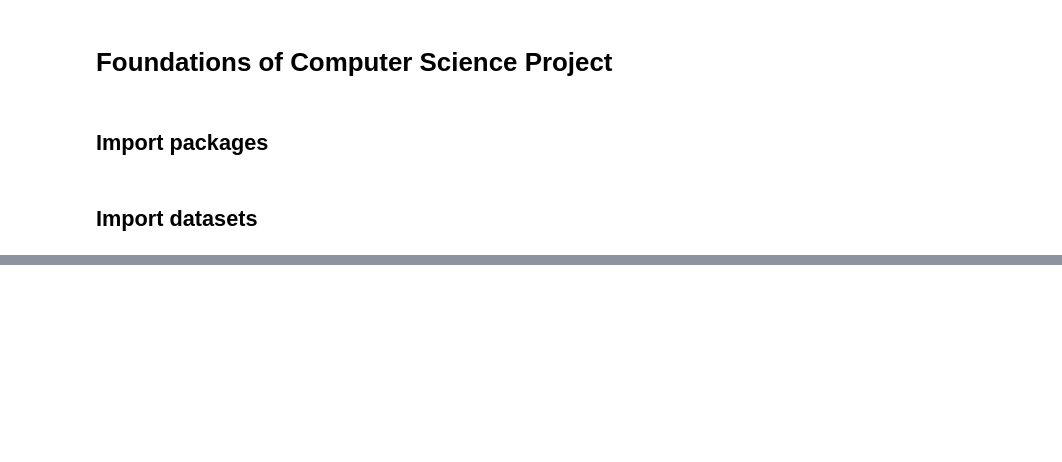
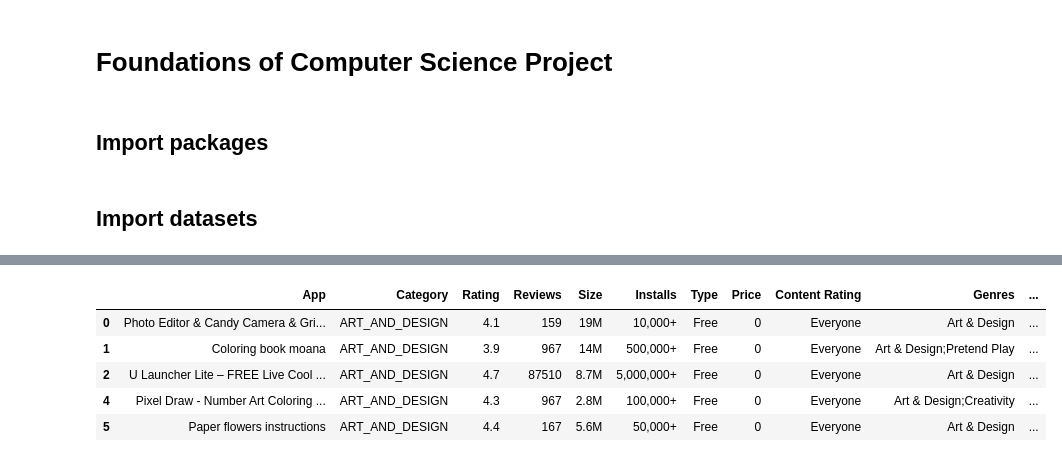
Before and after one commit to faber6911/Foundation-of-Computer-Science-project, a Jupyter notebook: FOCS_Project.ipynb, the cells around one changed output, grey strips where cells are left out. Saved outputs shown, nothing was run; the diff lists cells and outputs as text; code cells hidden in the pictures; blank space fills up the shorter version.

```diff
--- a/FOCS_Project.ipynb
+++ b/FOCS_Project.ipynb
@@ -13,0 +40,18 @@ data_ur = pd.read_csv('googleplaystore_user_reviews.csv')
+# %%
+sizes_to_num_re = re.compile('(?P<amount>\d*\.*\d*)(?P<unit>\w*\+*)') #
+
+def unit_to_mult(unit):
+    if unit == 'G':
+        return 1000000000
+    if unit == 'M':
+        return 1000000 #Identifying the number of bytes into 1 Gb, Mb and Kb
+    if unit == 'k':
+        return 1000
+    return 1
+
+def to_numeric(elem): #Converting the strings into numbers
+    m = sizes_to_num_re.search(elem)
+    unit = m.group('unit')
+    mult = unit_to_mult(unit)
+    amount = float(m.group('amount'))
+    return int(amount * mult)
@@ -14,3 +112,8 @@ data_ur = pd.read_csv('googleplaystore_user_reviews.csv')
+# %%
+data_ps['NumInstalls'] = [re.sub(',', '', number) for number in data_ps['Installs']] #Remove the comma
+# %%
+data_ps['NumInstalls'] = [re.sub('\+*', '', number) for number in data_ps['NumInstalls']] #Remove the plus
+data_ps['NumInstalls'] = data_ps['NumInstalls'].apply(float) #Converting to float
 # %%
 data_ps.head()
 # %% [output]
@@ -22,0 +128,3 @@ data_ps.head()
+# %%
+data_psnan = data_ps.replace('Varies with device', np.nan)
+data_psnan['ExtSize'] = data_ps['ExtSize'].apply(float) #Converting into float
@@ -70,0 +180,10 @@ data_ps.head()
+# %%
+data_nomis = data_psnan.dropna()
+data_nomis.head()
+# %% [output]
+|  | App | Category | Rating | Reviews | Size | Installs | Type | Price | Content Rating | Genres | ... |
+| 0 | Photo Editor & Candy Camera & Gri... | ART_AND_DESIGN | 4.1 | 159 | 19M | 10,000+ | Free | 0 | Everyone | Art & Design | ... |
+| 1 | Coloring book moana | ART_AND_DESIGN | 3.9 | 967 | 14M | 500,000+ | Free | 0 | Everyone | Art & Design;Pretend Play | ... |
+| 2 | U Launcher Lite – FREE Live Cool ... | ART_AND_DESIGN | 4.7 | 87510 | 8.7M | 5,000,000+ | Free | 0 | Everyone | Art & Design | ... |
+| 4 | Pixel Draw - Number Art Coloring ... | ART_AND_DESIGN | 4.3 | 967 | 2.8M | 100,000+ | Free | 0 | Everyone | Art & Design;Creativity | ... |
+| 5 | Paper flowers instructions | ART_AND_DESIGN | 4.4 | 167 | 5.6M | 50,000+ | Free | 0 | Everyone | Art & Design | ... |
```
Also changed, not shown: parts of 28 cells of this notebook.
